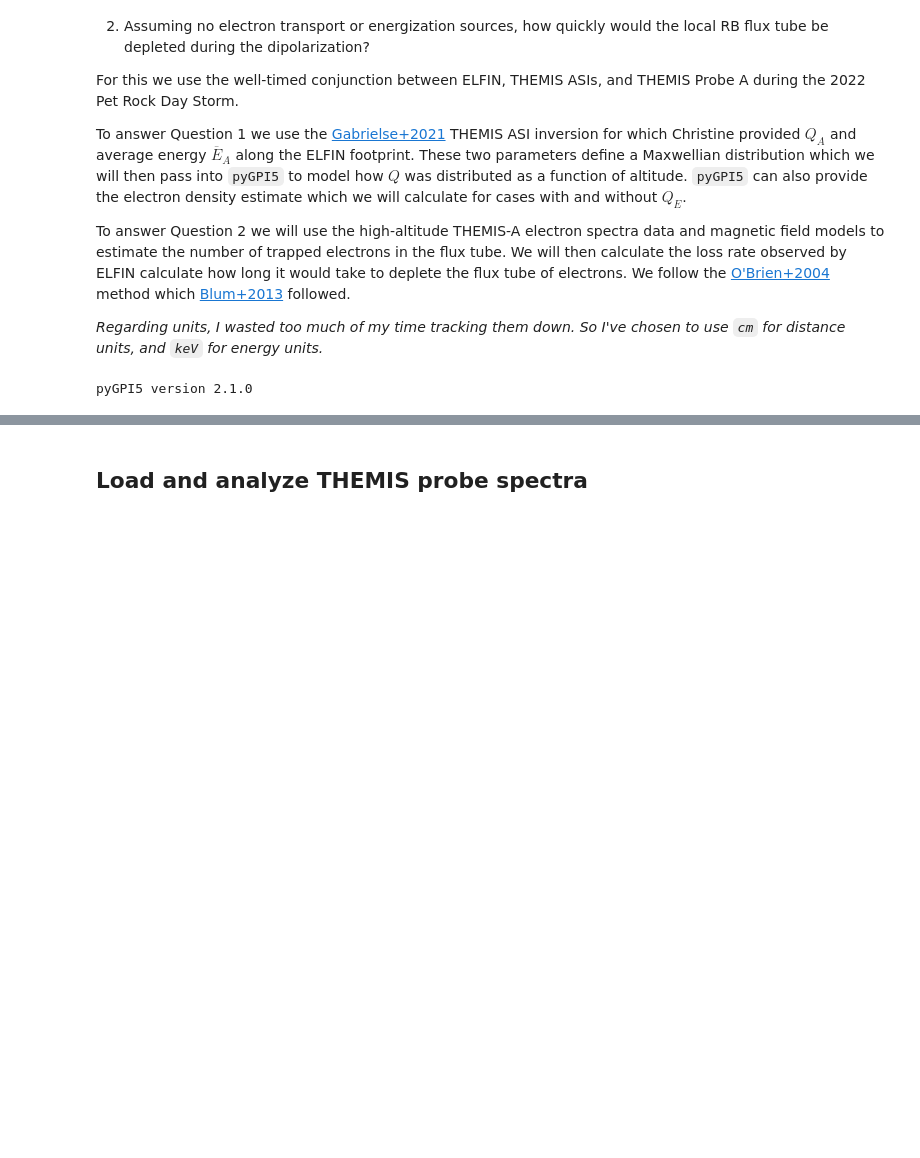
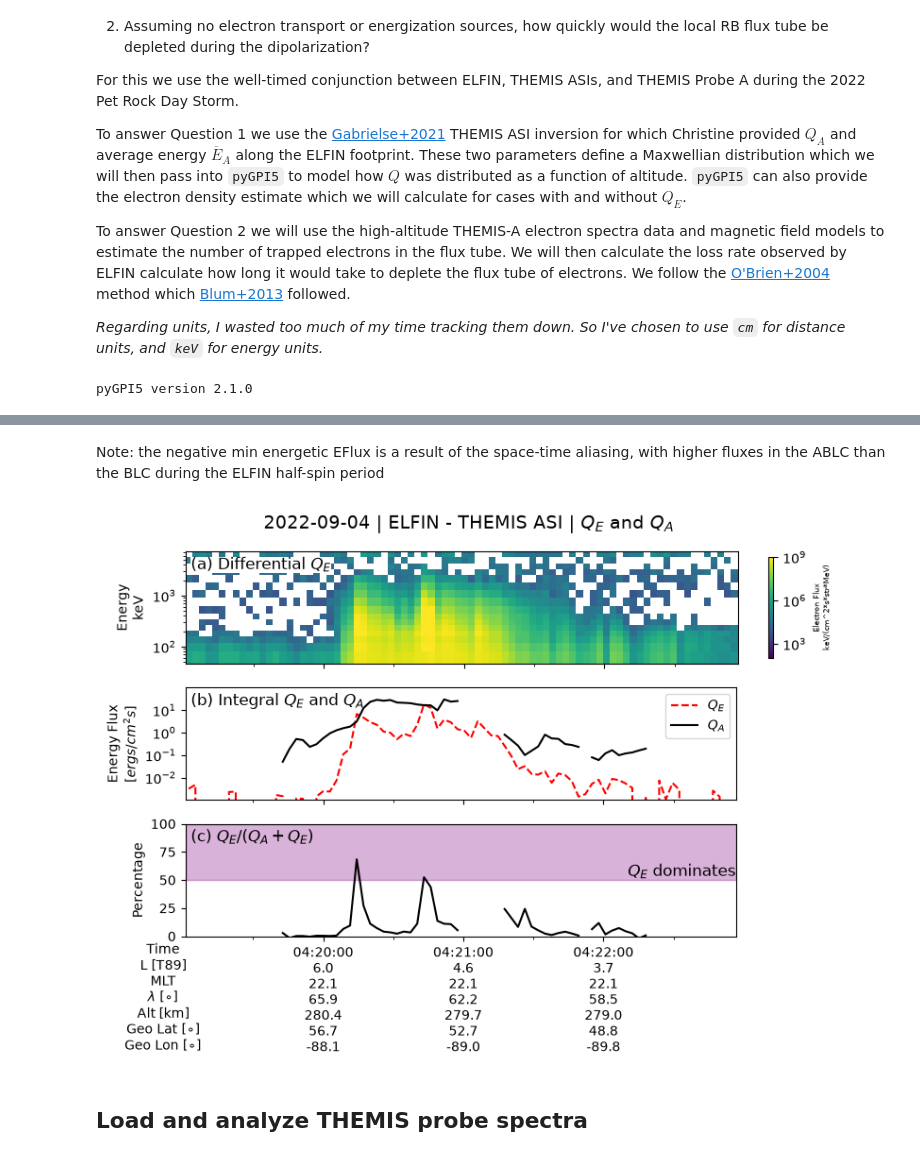
Before and after one commit to mshumko/elfinasi, a Jupyter notebook: src/20220904_substorm_study/energy_number_flux/20220904_elfin_themis_nflux_eflux.ipynb, the cells around one changed output, grey strips where cells are left out. Drawn from its saved outputs; the diff is of its cells as text; code cells hidden in the pictures; blank space fills up the shorter version.

```diff
--- a/src/20220904_substorm_study/energy_number_flux/20220904_elfin_themis_nflux_eflux.ipynb
+++ b/src/20220904_substorm_study/energy_number_flux/20220904_elfin_themis_nflux_eflux.ipynb
@@ -60,0 +138,14 @@ R_E = 6378.137  # km
+# %%
+elfin_eflux = pd.DataFrame(energetic_eflux, index=pad_obj_eflux.pad.time, columns=['energetic'])
+auroral_eflux = pd.DataFrame(themis_asi_eflux['ELFINeflux [erg/cm^2/s]']).rename(columns={'ELFINeflux [erg/cm^2/s]':'auroral'})
+auroral_eflux.index = auroral_eflux.index.astype("datetime64[ns]")
+
+merged_eflux = pd.merge_asof(
+    elfin_eflux,
+    auroral_eflux,
+    left_index=True,
+    right_index=True,
+    direction='nearest',
+    tolerance=pd.Timedelta('1s')
+    )
+merged_eflux['energetic_contribution'] = 100*merged_eflux['energetic']/(merged_eflux['auroral'] + merged_eflux['energetic'])
@@ -61,3 +164,60 @@ R_E = 6378.137  # km
+# %% [markdown]
+Note: the negative min energetic EFlux is a result of the space-time aliasing, with higher fluxes in the ABLC than the BLC during the ELFIN half-spin period
+# %%
+fig, bx = plt.subplots(3, 1, sharex=True, figsize=(8, 6))
+pad_obj_eflux.plot_omni(bx[0], labels=True, colorbar=True, vmin=1E2, vmax=1E9, pretty_plot=False, fraction=0.05)
+bx[1].plot(
+    merged_eflux.index,
+    merged_eflux['energetic'],
+    label=f'$Q_E$',
+    color='r',
+    linestyle='--'
+    )
+bx[1].plot(
+    merged_eflux.index,
+    merged_eflux['auroral'],
+    label=f'$Q_A$', color='k'
+    )
+
+bx[2].plot(merged_eflux.index, merged_eflux['energetic_contribution'], color='k')
+pad_obj_eflux.plot_position(bx[-1])
+bx[-1].xaxis.set_major_locator(plt.MaxNLocator(7))
+bx[-1].xaxis.set_label_coords(-0.04, -0.007*7)
+bx[-1].xaxis.label.set_size(10)
+
+for bx_i in bx[[1, 2]]:
+    divider = make_axes_locatable(bx_i)
+    cax = divider.append_axes("right", size="10%", pad=0.08)
+    cax.remove()
+
+bx[1].set_yscale('log')
+bx[1].set_ylabel(f'Energy Flux\n$[ergs/cm^{{2}}s]$')
+bx[1].set_yticks([1E-2, 1E-1, 1E0, 1E1])
+bx[1].set_ylim(1E-3, 1E2)
+
+bx[2].set_ylabel(f'Percentage')
+bx[2].set_ylim(0, 1E2)
+
+labels = (
+    f'Differential $Q_E$',
+    f'Integral $Q_E$ and $Q_A$',
+    f'$Q_E/(Q_A + Q_E)$'
+    )
+for i, (ax_i, label, letter) in enumerate(zip(bx, labels, string.ascii_lowercase)):
+    _text = ax_i.text(0.01, 0.95, f'({letter}) {label}', transform=ax_i.transAxes, va='top', fontsize=12)
+    if i == 0:
+        _text.set_bbox(dict(facecolor='white', linewidth=0, pad=0.1, edgecolor='k'))
+bx[1].legend()
+
+bx[2].axhspan(50, 100, color='purple', alpha=0.3)
+bx[2].text(bx[2].get_xlim()[1], 50, f'$Q_E$ dominates', va='bottom', ha='right', fontsize=12, color='k')
+
+bx[-1].xaxis.set_major_locator(matplotlib.dates.SecondLocator(bysecond=0))
+bx[-1].xaxis.set_minor_locator(matplotlib.dates.SecondLocator(bysecond=30))
+plt.suptitle(f'{elfin_spectra_time_range[0].date()} | ELFIN - THEMIS ASI | $Q_E$ and $Q_A$', fontsize=14)
+plt.tight_layout()
+# %% [output]
+[figure, added]
 # %% [markdown]
 ## Load and analyze THEMIS probe spectra
 # %%
```
Also changed, not shown: parts of 32 cells of this notebook.
